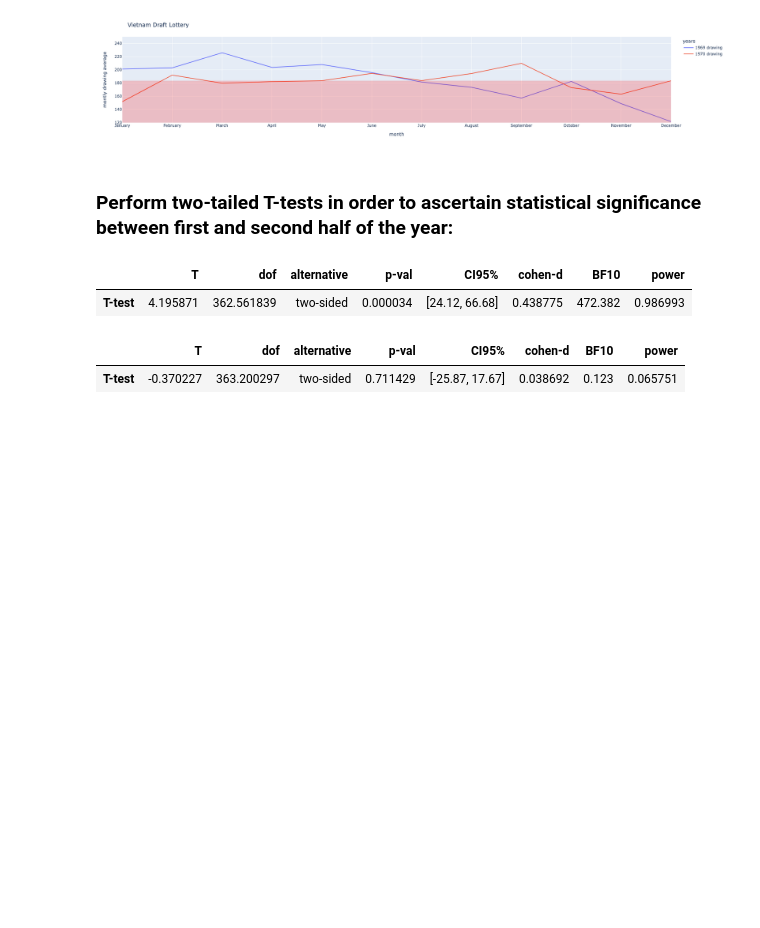
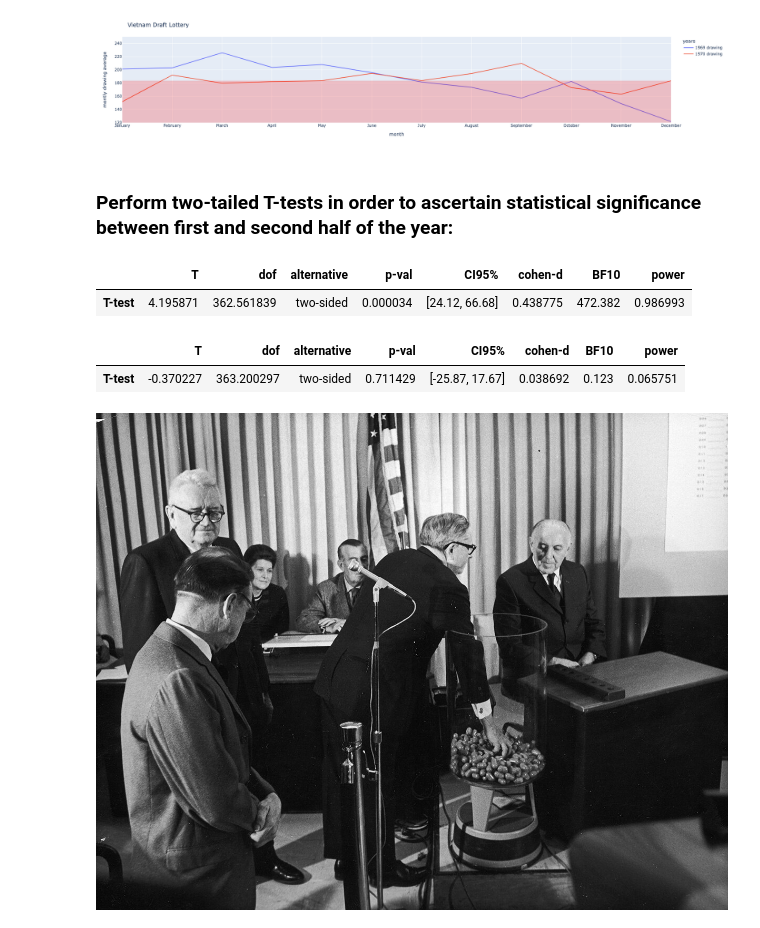
Before and after one commit to Walter-Ullon/analytics-stories, a Jupyter notebook: Chapter 02/draft.ipynb, the cells around one changed output. Drawn from its saved outputs; the diff is of its cells as text; code cells hidden in the pictures; blank space fills up the shorter version.

Commit message:
added image files

```diff
--- a/Chapter 02/draft.ipynb
+++ b/Chapter 02/draft.ipynb
@@ -101,3 +102,7 @@ ttest(early_df['1970 drawing'], late_df['1970 drawing'], paired=False, alternati
 # %% [output]
 |  | T | dof | alternative | p-val | CI95% | cohen-d | BF10 | power |
 | T-test | -0.370227 | 363.200297 | two-sided | 0.711429 | [-25.87, 17.67] | 0.038692 | 0.123 | 0.065751 |
+# %%
+Image(filename='./images/1969_drawing.png')
+# %% [output]
+[figure, added]
```
Also changed, not shown: parts of 1 cell of this notebook, 3 other files.
